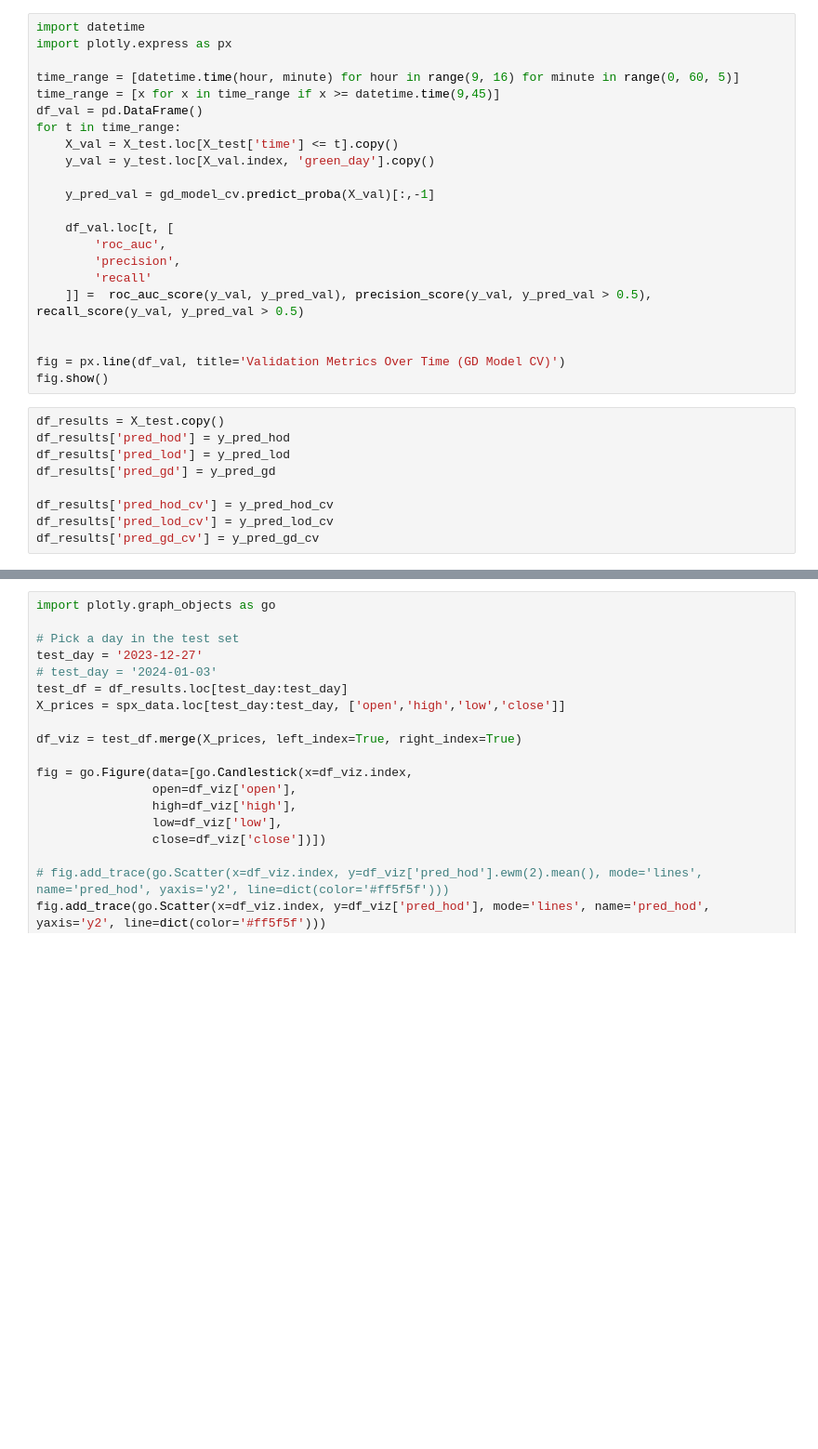
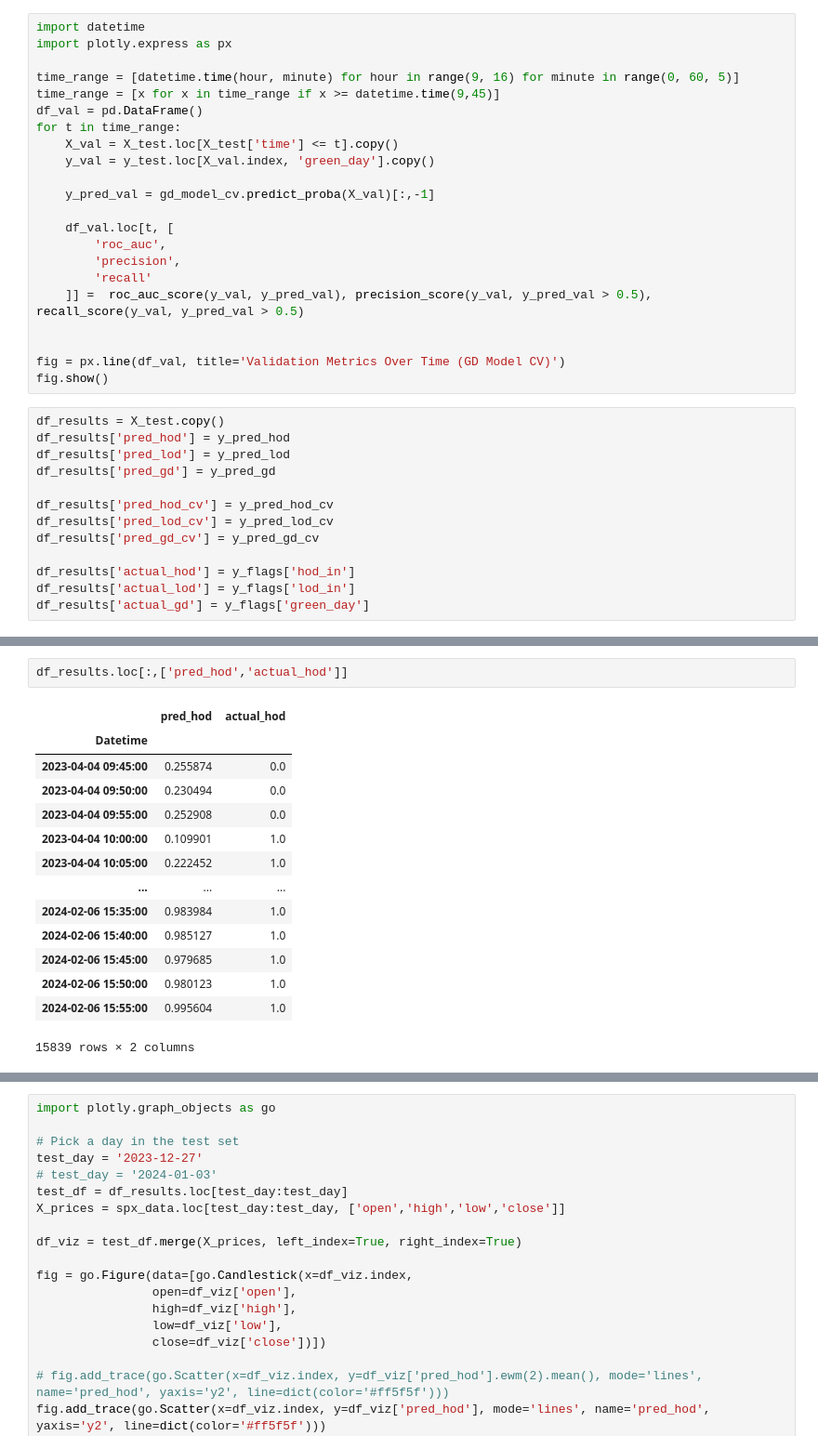
Before and after one commit to wnstnb/session_extrema_model, a Jupyter notebook: model_dev.ipynb, the cells around one changed output, grey strips where cells are left out. Shown: that part at 93% size. Cells and saved outputs as stored; diff of their text form; blank space fills up the shorter version.

```diff
--- a/model_dev.ipynb
+++ b/model_dev.ipynb
@@ -1254,3 +1329,7 @@ df_results['pred_gd'] = y_pred_gd
 df_results['pred_hod_cv'] = y_pred_hod_cv
 df_results['pred_lod_cv'] = y_pred_lod_cv
 df_results['pred_gd_cv'] = y_pred_gd_cv
+
+df_results['actual_hod'] = y_flags['hod_in']
+df_results['actual_lod'] = y_flags['lod_in']
+df_results['actual_gd'] = y_flags['green_day']
@@ -1257,3 +1347,20 @@ df_results['pred_gd_cv'] = y_pred_gd_cv
+# %%
+df_results.loc[:,['pred_hod','actual_hod']]
+# %% [output]
+|  | pred_hod | actual_hod |
+| Datetime |  |  |
+| 2023-04-04 09:45:00 | 0.255874 | 0.0 |
+| 2023-04-04 09:50:00 | 0.230494 | 0.0 |
+| 2023-04-04 09:55:00 | 0.252908 | 0.0 |
+| 2023-04-04 10:00:00 | 0.109901 | 1.0 |
+| 2023-04-04 10:05:00 | 0.222452 | 1.0 |
+| ... | ... | ... |
+| 2024-02-06 15:35:00 | 0.983984 | 1.0 |
+| 2024-02-06 15:40:00 | 0.985127 | 1.0 |
+| 2024-02-06 15:45:00 | 0.979685 | 1.0 |
+| 2024-02-06 15:50:00 | 0.980123 | 1.0 |
+| 2024-02-06 15:55:00 | 0.995604 | 1.0 |
+15839 rows × 2 columns
 # %%
 X_test.index[0]
 # %% [output]
```
Also changed, not shown: parts of 37 cells of this notebook, 7 other files.
